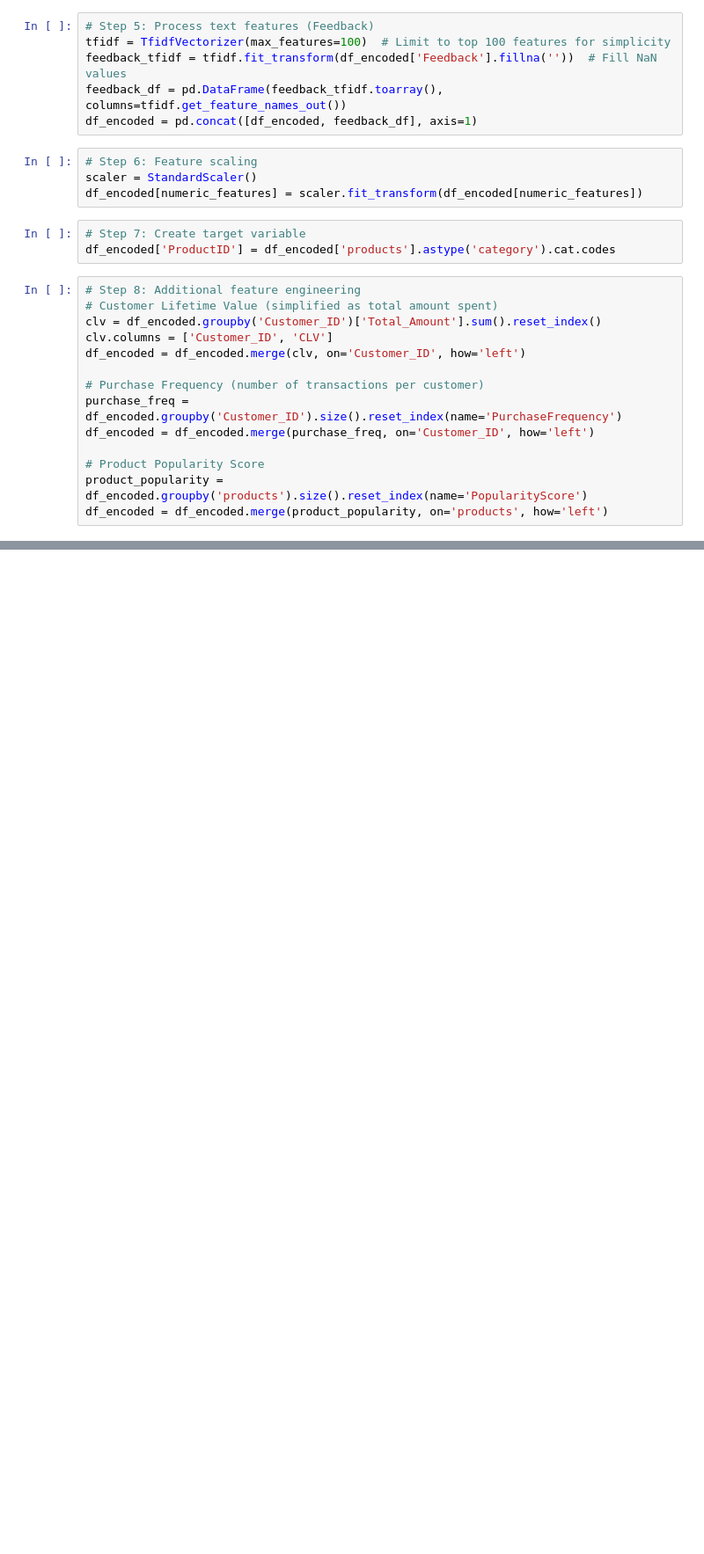
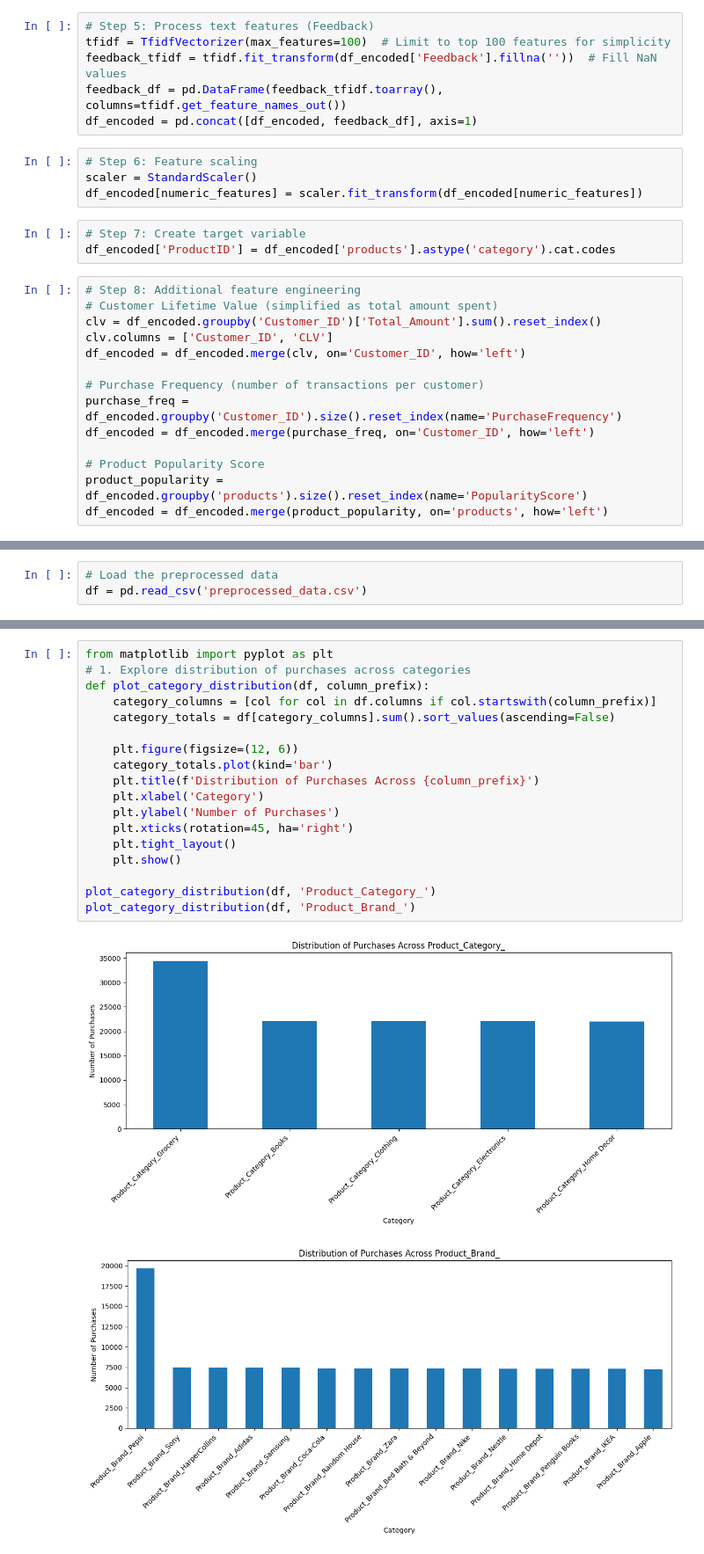
Before and after one commit to MiguelOliveira1200874/ClothingRecomender, a Jupyter notebook: ShopRecomender.ipynb, the cells around one changed output, grey strips where cells are left out. Shown at 88% size. Drawn from its saved outputs; the diff is of its cells as text; blank space fills up the shorter version.

```diff
--- a/ShopRecomender.ipynb
+++ b/ShopRecomender.ipynb
@@ -89,0 +122,3 @@ KeyError: "['Name', 'Email', 'Phone', 'Address', 'Zipcode', 'Date', 'Year', 'Tim
+# %%
+# Load the preprocessed data
+df = pd.read_csv('preprocessed_data.csv')
@@ -89,0 +147,21 @@ KeyError: "['Name', 'Email', 'Phone', 'Address', 'Zipcode', 'Date', 'Year', 'Tim
+# %%
+from matplotlib import pyplot as plt
+# 1. Explore distribution of purchases across categories
+def plot_category_distribution(df, column_prefix):
+    category_columns = [col for col in df.columns if col.startswith(column_prefix)]
+    category_totals = df[category_columns].sum().sort_values(ascending=False)
+
+    plt.figure(figsize=(12, 6))
+    category_totals.plot(kind='bar')
+    plt.title(f'Distribution of Purchases Across {column_prefix}')
+    plt.xlabel('Category')
+    plt.ylabel('Number of Purchases')
+    plt.xticks(rotation=45, ha='right')
+    plt.tight_layout()
+    plt.show()
+
+plot_category_distribution(df, 'Product_Category_')
+plot_category_distribution(df, 'Product_Brand_')
+# %% [output]
+[figure, added]
+[figure, added]
```
Also changed, not shown: parts of 16 cells of this notebook.
